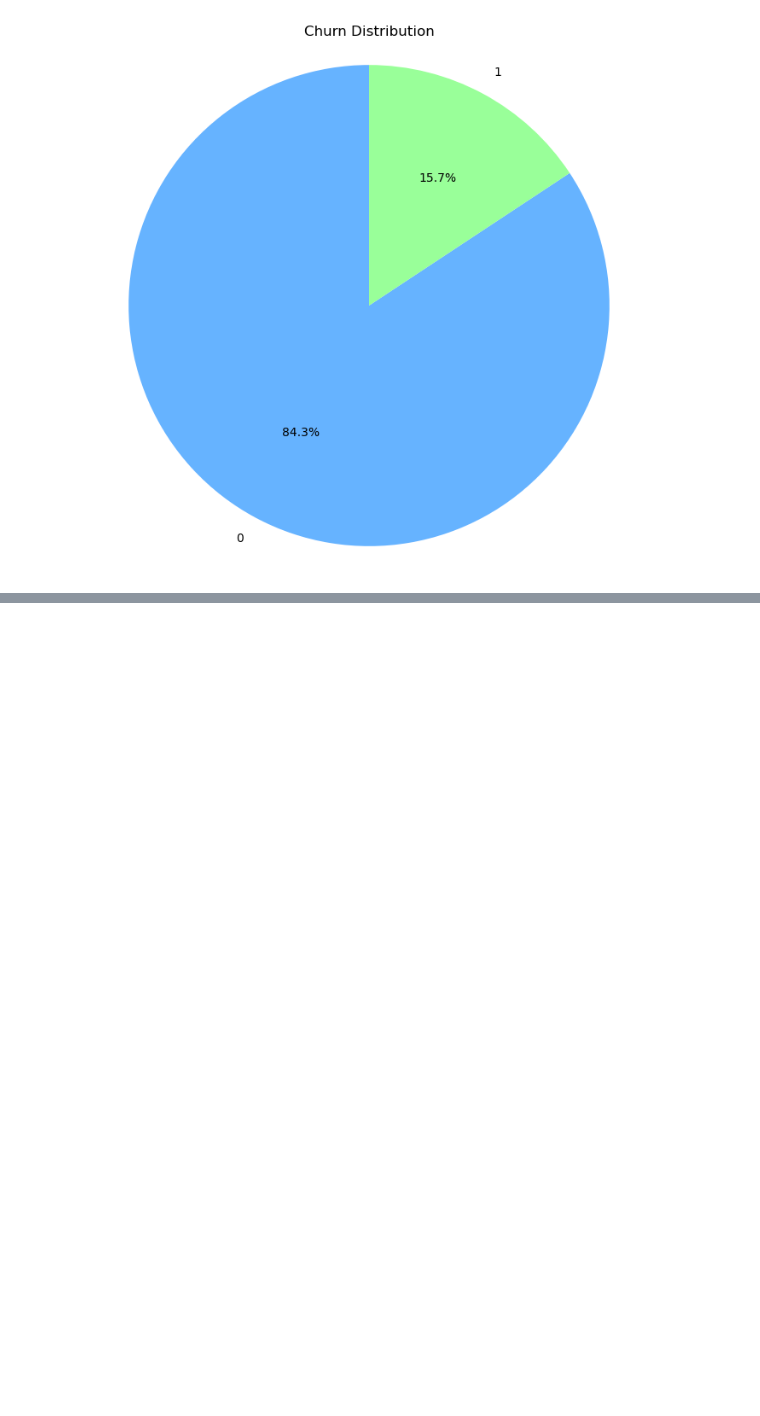
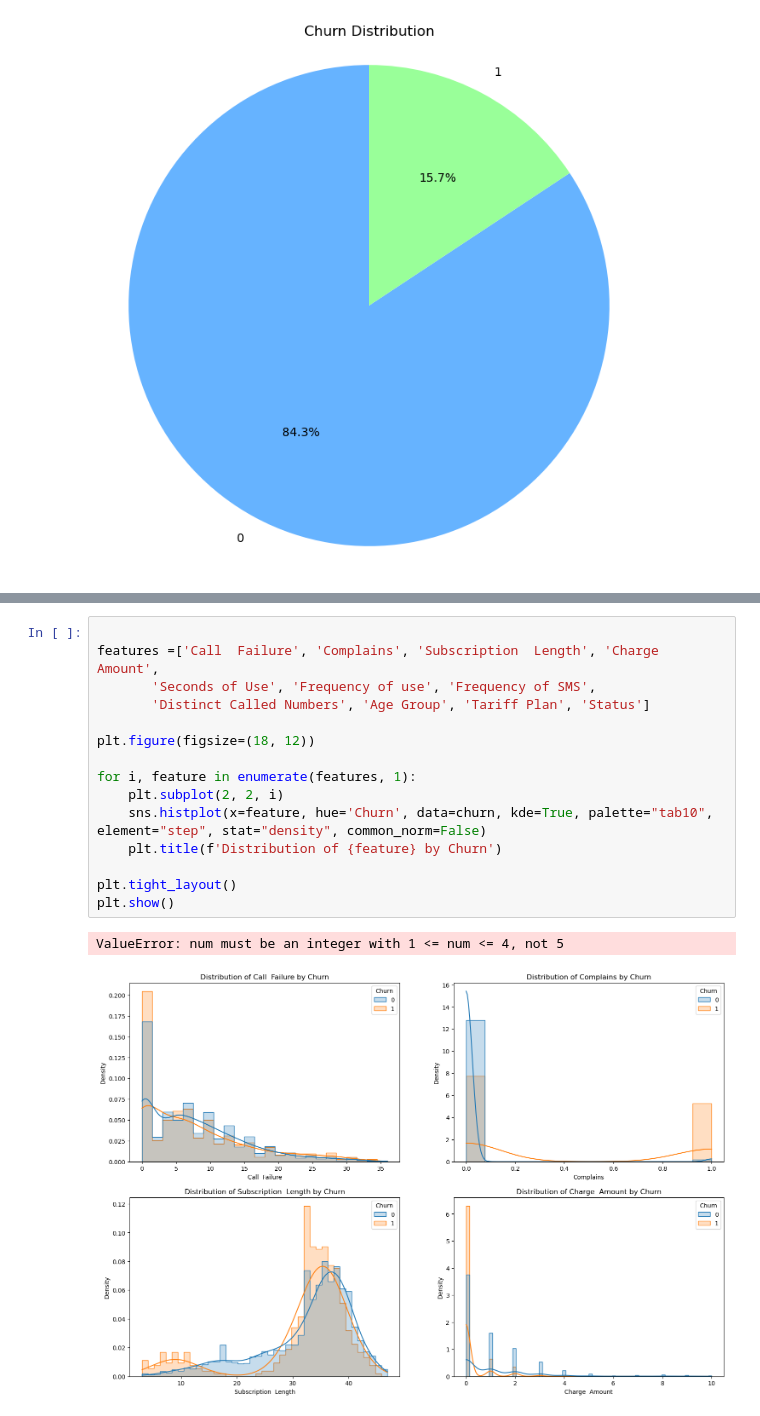
Before and after one commit to Justcolins/IRANIAN-CHURN, a Jupyter notebook: churn.ipynb, the cells around one changed output, grey strips where cells are left out. Drawn from its saved outputs; the diff is of its cells as text; blank space fills up the shorter version.

```diff
--- a/churn.ipynb
+++ b/churn.ipynb
@@ -104,0 +131,18 @@ plt.show()
+# %%
+
+features =['Call  Failure', 'Complains', 'Subscription  Length', 'Charge  Amount',
+       'Seconds of Use', 'Frequency of use', 'Frequency of SMS',
+       'Distinct Called Numbers', 'Age Group', 'Tariff Plan', 'Status']
+
+plt.figure(figsize=(18, 12))
+
+for i, feature in enumerate(features, 1):
+    plt.subplot(2, 2, i)
+    sns.histplot(x=feature, hue='Churn', data=churn, kde=True, palette="tab10", element="step", stat="density", common_norm=False)
+    plt.title(f'Distribution of {feature} by Churn')
+
+plt.tight_layout()
+plt.show()
+# %% [output]
+ValueError: num must be an integer with 1 <= num <= 4, not 5
+[figure, added]
```
Also changed, not shown: parts of 2 cells of this notebook.
